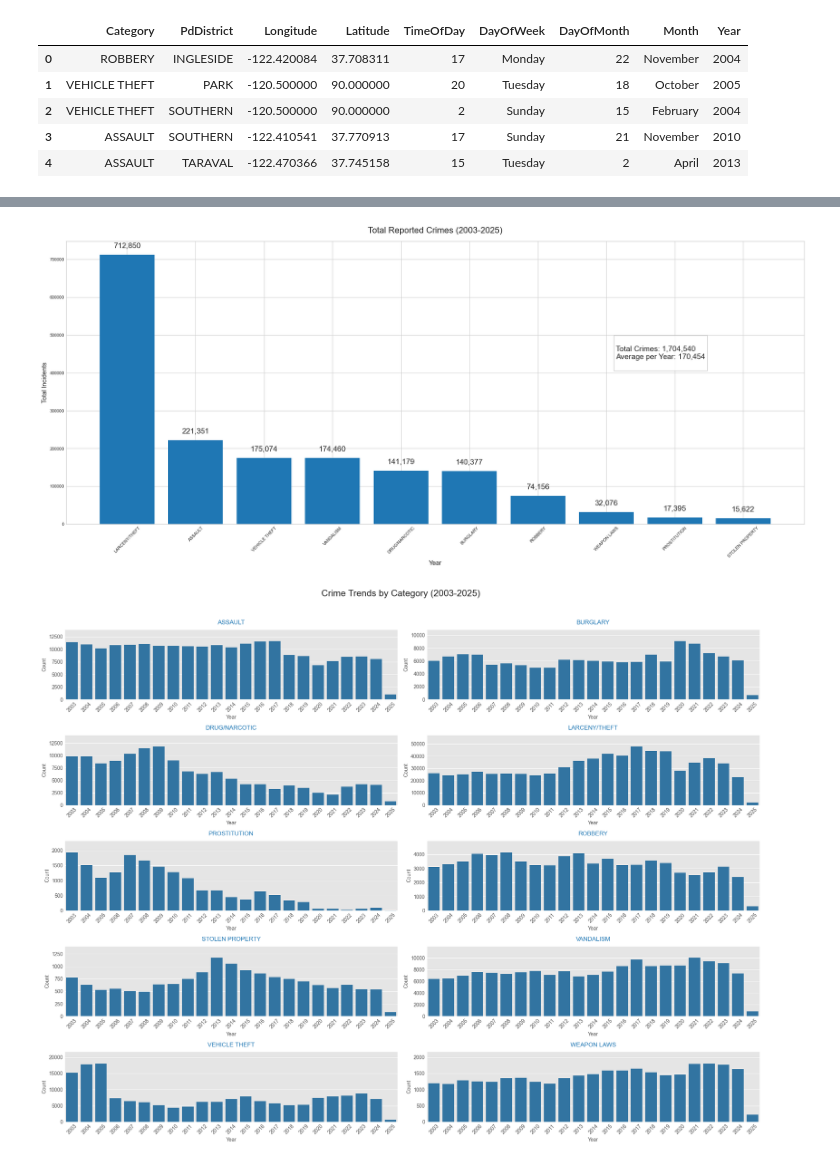
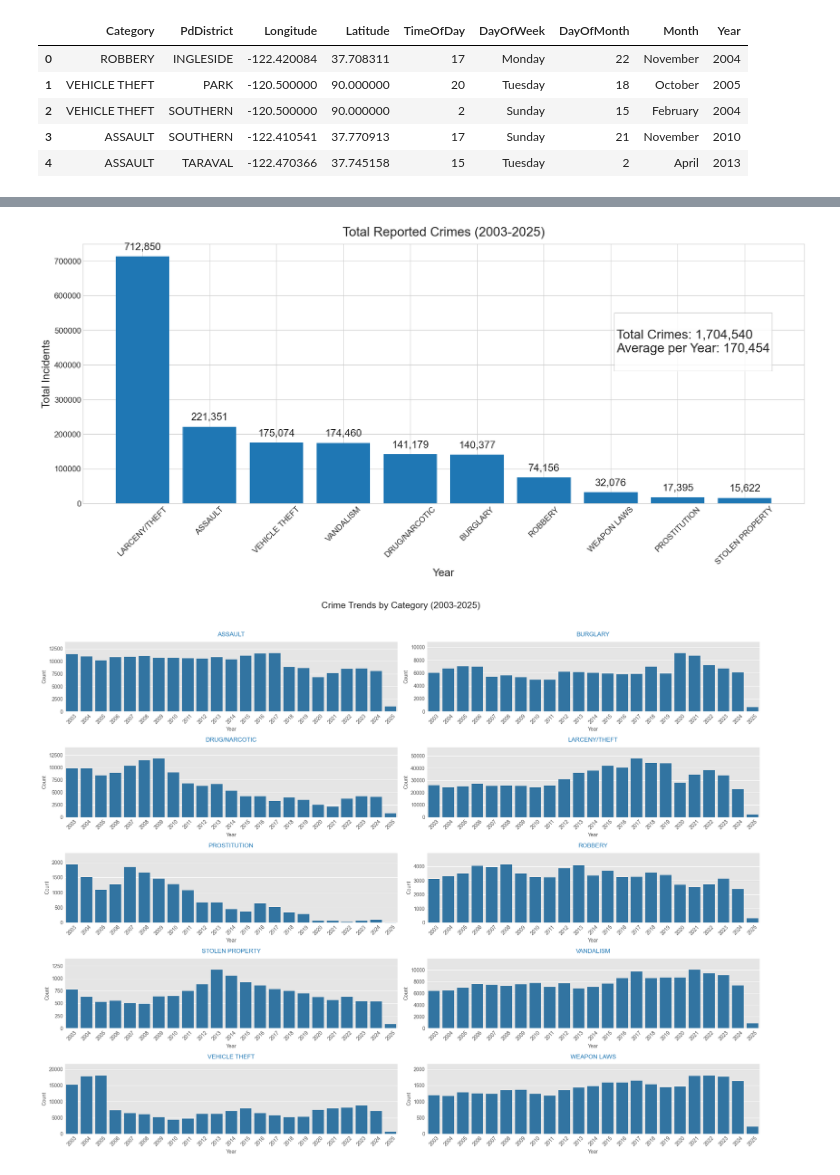
Before and after one commit to SophieWDK/sophiewdk.github.io, a Jupyter notebook: data_analysis/explanation_notebook.ipynb, the cells around one changed output, grey strips where cells are left out. Drawn from its saved outputs; the diff is of its cells as text; code cells hidden in the pictures.

```diff
--- a/data_analysis/explanation_notebook.ipynb
+++ b/data_analysis/explanation_notebook.ipynb
@@ -138,39 +138,43 @@ plt.style.use('seaborn-v0_8-whitegrid')
 
 # Create figure with proper spacing
 fig = plt.figure(figsize=(20, 25))
 fig.subplots_adjust(hspace=0.8, wspace=0.4)
 
 # ----------------------------------
 # 1. Top Plot - Overall Trend
 # ----------------------------------
 ax1 = fig.add_subplot(3, 1, 1)
 
 # Use the specific blue color from tab10 palette for all bars
 ax1.bar(crime_counts.index, crime_counts.values, color=crime_palette)
 
-ax1.set_title('Total Reported Crimes (2003-2025)', fontsize=16, pad=15)
-ax1.set_xlabel('Year', fontsize=12)
-ax1.set_ylabel('Total Incidents', fontsize=12)
+ax1.set_title('Total Reported Crimes (2003-2025)', fontsize=24, pad=15)
+ax1.set_xlabel('Year', fontsize=20)
+ax1.set_ylabel('Total Incidents', fontsize=20)
 plt.xticks(rotation=45)
+
+#set y-axis text size
+ax1.tick_params(axis='y', labelsize=15)
+ax1.tick_params(axis='x', labelsize=15)
 
 # Add data labels
 for i, v in enumerate(crime_counts.values):
     ax1.text(i, v + (0.02 * crime_counts.max()), f"{v:,}",
         ha='center', va='bottom',
-        fontsize=14, bbox=dict(facecolor='none', alpha=0.7, edgecolor='none'))
+        fontsize=19, bbox=dict(facecolor='none', alpha=0.7, edgecolor='none'))
 
 # Statistics box
 stats_text = f"""
 Total Crimes: {crime_counts.sum():,}
 Average per Year: {crime_counts.mean():,.0f}
 """
-plt.gcf().text(0.75, 0.85, stats_text, fontsize=14,
+plt.gcf().text(0.75, 0.85, stats_text, fontsize=24,
               bbox=dict(facecolor='white', alpha=0.8, edgecolor='gray'))
 
 plt.tight_layout()
 plt.show()
 # %% [output]
-[figure, old version]
+[figure, new version]
 # %%
 # Plot 2 - By Category Breakdown
 plt.style.use('ggplot')
```
Also changed, not shown: parts of 1 cell of this notebook, 1 other file.
